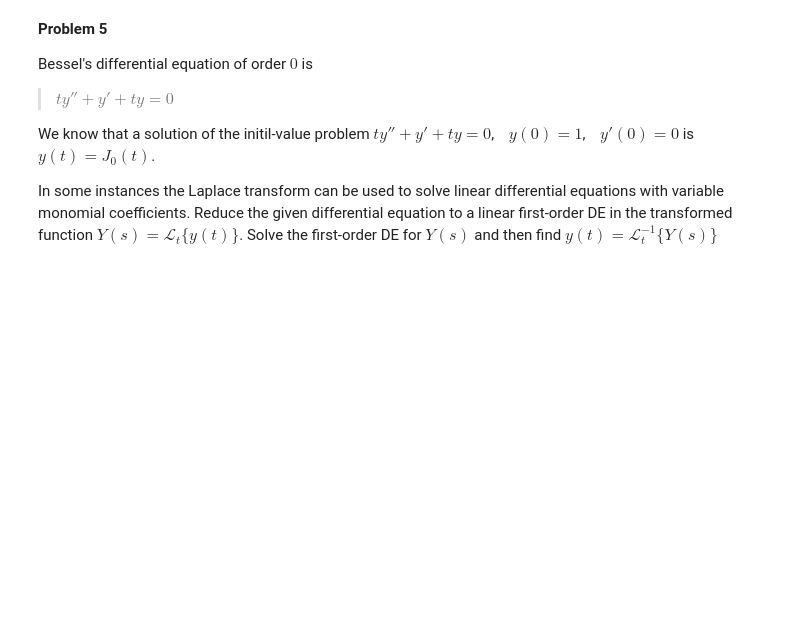
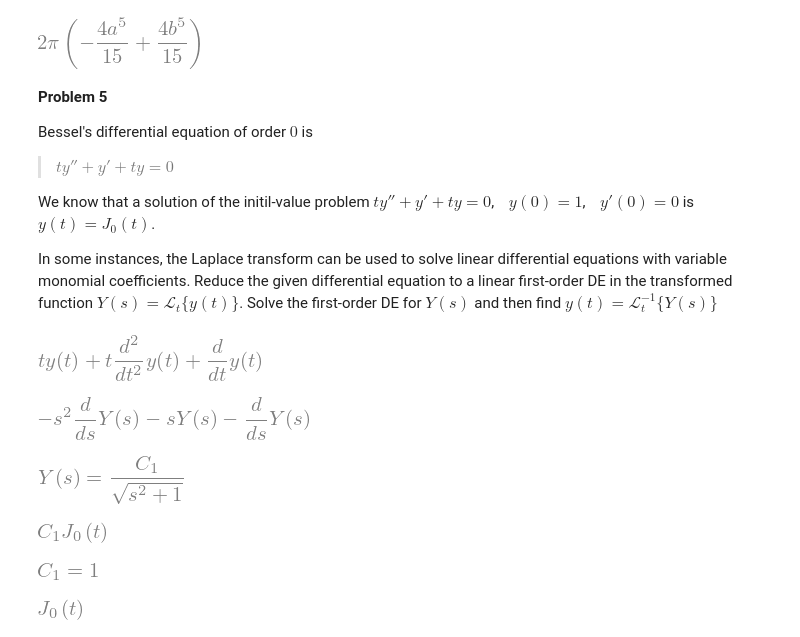
Before and after one commit to SeoulTechPSE/EngNm, a Jupyter notebook: ch08_integration/ch08_problems.ipynb, the cells around one changed output. Drawn from its saved outputs; the diff is of its cells as text; code cells hidden in the pictures; blank space fills up the shorter version.

```diff
--- a/ch08_integration/ch08_problems.ipynb
+++ b/ch08_integration/ch08_problems.ipynb
@@ -49,3 +97,9 @@ If $\delta(\rho,\phi,\theta)=1$ is the density, then
+# %%
+a, b, rho, phi, theta = sympy.symbols("a, b, rho, phi, theta")
+
+sympy.integrate(rho**4 *(sympy.sin(phi))**3, (rho, a, b), (phi, 0, sympy.pi), (theta, 0, 2*sympy.pi))
+# %% [output]
+[figure, added]
 # %% [markdown]
 **Problem 5**
 
@@ -56,4 +110,36 @@ Bessel's differential equation of order $0$ is
 We know that a solution of the initil-value problem $ty'' +y' +ty=0$, $\text{ }y(0)=1$, $\text{ }y'(0)=0$ is
 $y(t)=J_0(t)$.
 
-In some instances the Laplace transform can be used to solve linear differential equations with variable monomial coefficients. Reduce the given differential equation to a linear first-order DE in the transformed function $Y(s)=\mathcal{L}_t\{y(t)\}$. Solve the first-order DE for $Y(s)$ and then find $y(t)=\mathcal{L}_t^{-1}\{ Y(s)\}$
+In some instances, the Laplace transform can be used to solve linear differential equations with variable monomial coefficients. Reduce the given differential equation to a linear first-order DE in the transformed function $Y(s)=\mathcal{L}_t\{y(t)\}$. Solve the first-order DE for $Y(s)$ and then find $y(t)=\mathcal{L}_t^{-1}\{ Y(s)\}$
+# %%
+s, t = sympy.symbols("s, t", positive=True)
+
+y = sympy.Function("y")
+Y  = sympy.Function("Y")
+Ly = sympy.laplace_transform(y(t), t, s)
+
+ode = t *y(t).diff(t, 2) +y(t).diff(t) +t *y(t); ode
+# %% [output]
+[figure, added]
+# %%
+ics={y(0): 1, y(t).diff(t).subs(t, 0): 0}
+
+Lode = laplace_transform_expansion(laplace_transform(ode, t, s)).subs(Ly, Y(s)).subs(ics); Lode
+# %% [output]
+[figure, added]
+# %%
+sol = sympy.dsolve(Lode, Y(s)); sol
+# %% [output]
+[figure, added]
+# %%
+y = sympy.inverse_laplace_transform(sol.rhs, s, t); y
+# %% [output]
+[figure, added]
+# %%
+c = sympy.Eq(y.subs(t, 0), 1); c
+# %% [output]
+[figure, added]
+# %%
+y.subs(c.lhs, 1)
+# %% [output]
+[figure, added]
```
Also changed, not shown: parts of 10 cells of this notebook, 15 other files.
